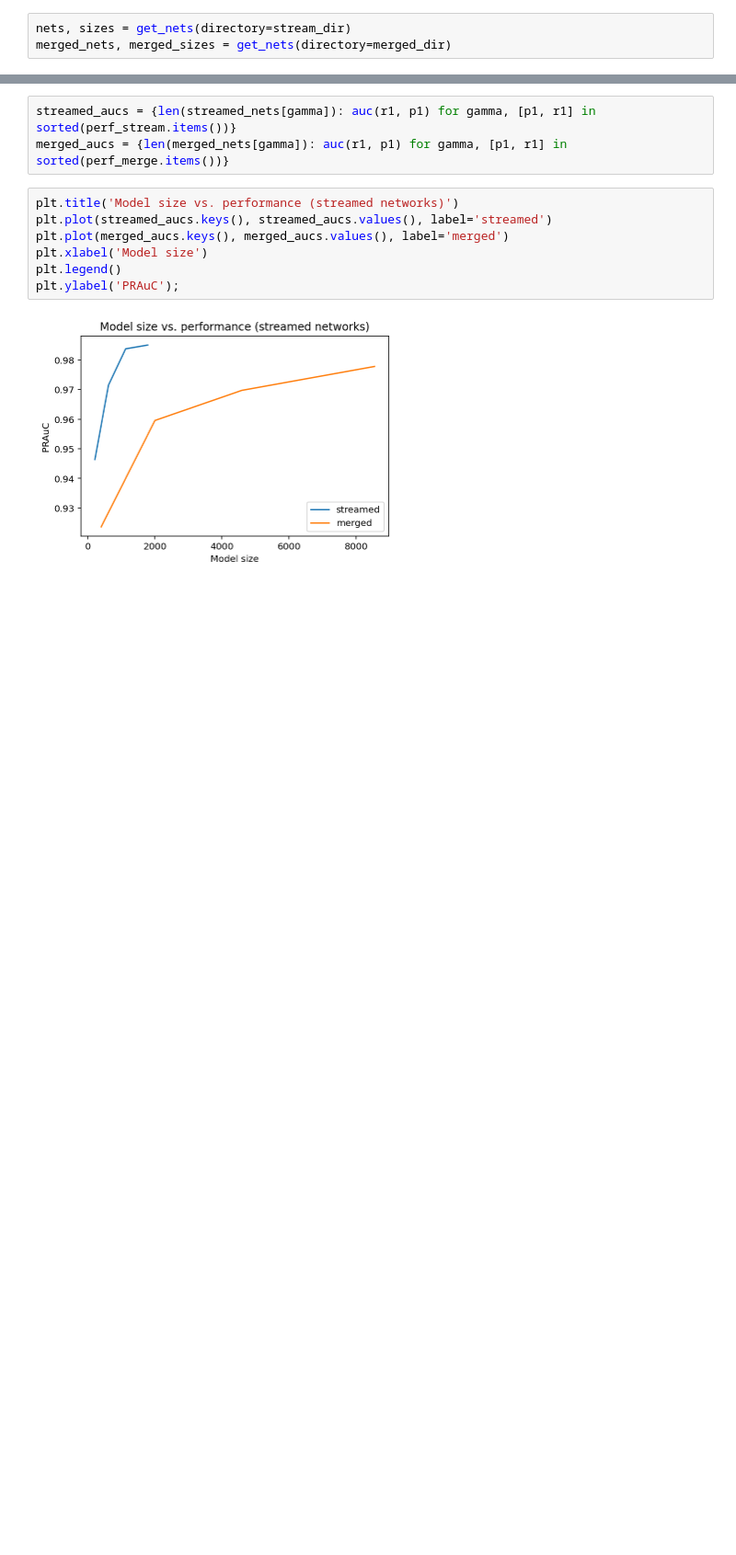
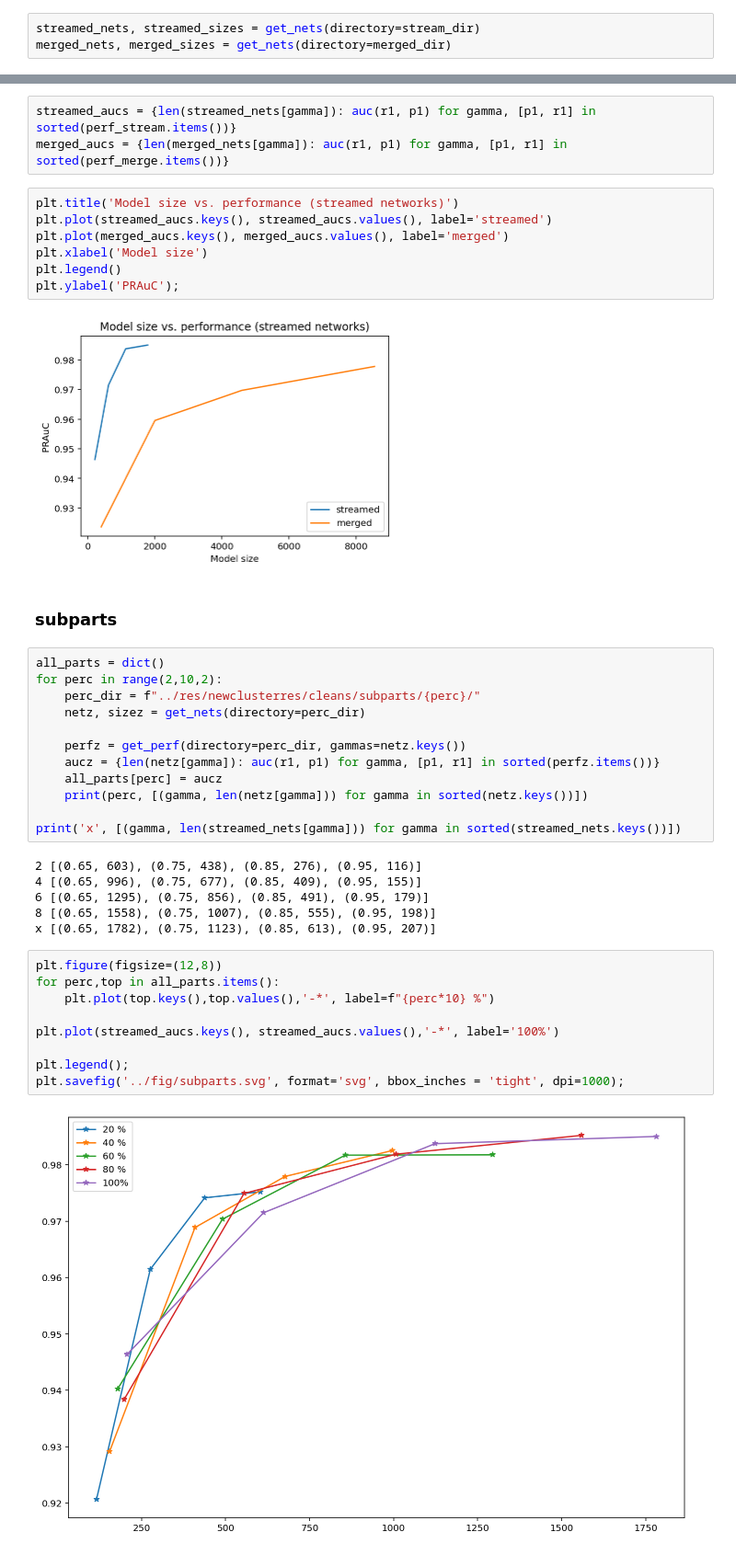
Before and after one commit to jrybicki-jsc/smms, a Jupyter notebook: graphla/cleans.ipynb, the cells around one changed output, grey strips where cells are left out. Shown at 92% size. Drawn from its saved outputs; the diff is of its cells as text; blank space fills up the shorter version.

Commit message:
subparts

```diff
--- a/graphla/cleans.ipynb
+++ b/graphla/cleans.ipynb
@@ -17,7 +17,7 @@ def get_nets(directory):
 stream_dir = '../res/newclusterres/cleans/streamed/'
 merged_dir = '../res/newclusterres/cleans/merged/'
 # %%
-nets, sizes = get_nets(directory=stream_dir)
+streamed_nets, streamed_sizes = get_nets(directory=stream_dir)
 merged_nets, merged_sizes = get_nets(directory=merged_dir)
 # %%
 plt.title('Compressions')
@@ -82,3 +82,34 @@ plt.legend()
 plt.ylabel('PRAuC');
 # %% [output]
 [figure]
+# %% [markdown]
+### subparts
+# %%
+all_parts = dict()
+for perc in range(2,10,2):
+    perc_dir = f"../res/newclusterres/cleans/subparts/{perc}/"
+    netz, sizez = get_nets(directory=perc_dir)
+
+    perfz = get_perf(directory=perc_dir, gammas=netz.keys())
+    aucz = {len(netz[gamma]): auc(r1, p1) for gamma, [p1, r1] in sorted(perfz.items())}
+    all_parts[perc] = aucz
+    print(perc, [(gamma, len(netz[gamma])) for gamma in sorted(netz.keys())])
+
+print('x', [(gamma, len(streamed_nets[gamma])) for gamma in sorted(streamed_nets.keys())])
+# %% [output]
+2 [(0.65, 603), (0.75, 438), (0.85, 276), (0.95, 116)]
+4 [(0.65, 996), (0.75, 677), (0.85, 409), (0.95, 155)]
+6 [(0.65, 1295), (0.75, 856), (0.85, 491), (0.95, 179)]
+8 [(0.65, 1558), (0.75, 1007), (0.85, 555), (0.95, 198)]
+x [(0.65, 1782), (0.75, 1123), (0.85, 613), (0.95, 207)]
+# %%
+plt.figure(figsize=(12,8))
+for perc,top in all_parts.items():
+    plt.plot(top.keys(),top.values(),'-*', label=f"{perc*10} %")
+
+plt.plot(streamed_aucs.keys(), streamed_aucs.values(),'-*', label='100%')
+
+plt.legend();
+plt.savefig('../fig/subparts.svg', format='svg', bbox_inches = 'tight', dpi=1000);
+# %% [output]
+[figure, added]
```
